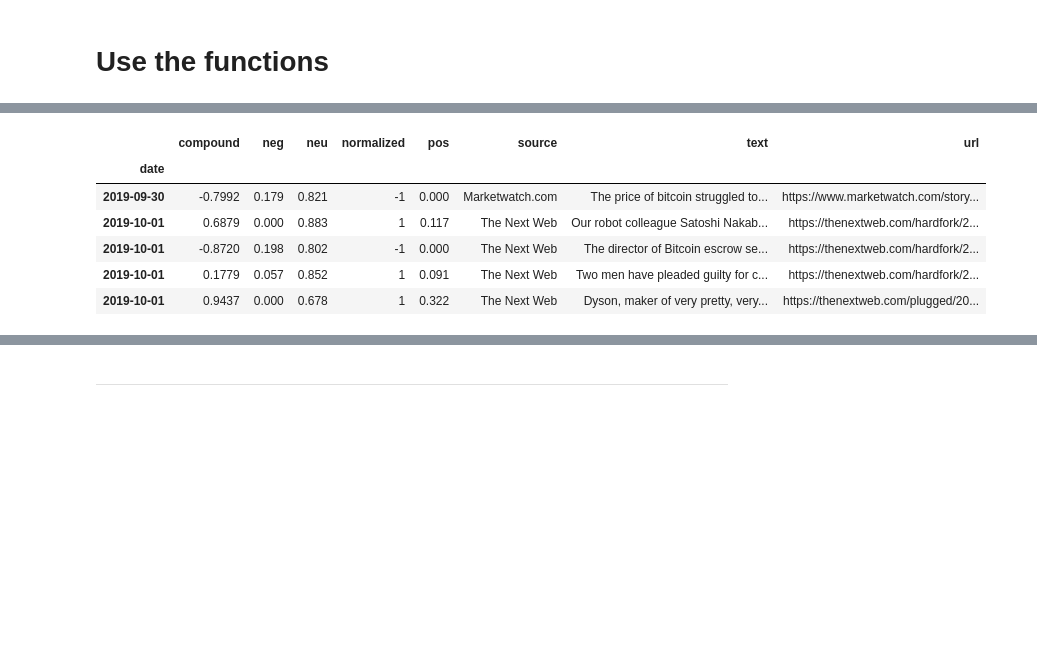
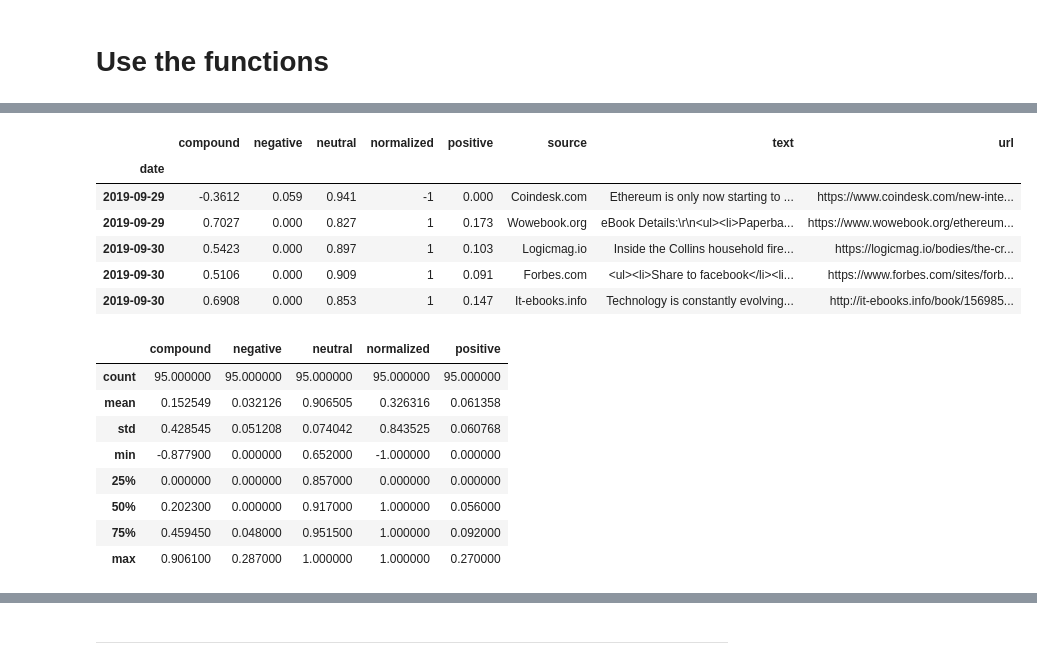
Before and after one commit to willwillis/python-nlp-sentiment, a Jupyter notebook: Starter_Code/crypto_sentiment.ipynb, the cells around one changed output, grey strips where cells are left out. Cells and saved outputs as stored; diff of their text form; code cells hidden in the pictures; blank space fills up the shorter version.

Commit message:
Calculated scores, answered questions

```diff
--- a/Starter_Code/crypto_sentiment.ipynb
+++ b/Starter_Code/crypto_sentiment.ipynb
@@ -40,9 +49,9 @@ def get_sentiment_scores(text, date, source, url):
     sentiment_scores["source"] = source
     sentiment_scores["url"] = url
     sentiment_scores["compound"] = text_sentiment["compound"]
-    sentiment_scores["pos"] = text_sentiment["pos"]
-    sentiment_scores["neu"] = text_sentiment["neu"]
-    sentiment_scores["neg"] = text_sentiment["neg"]
+    sentiment_scores["positive"] = text_sentiment["pos"]
+    sentiment_scores["neutral"] = text_sentiment["neu"]
+    sentiment_scores["negative"] = text_sentiment["neg"]
     if text_sentiment["compound"] >= 0.05:  # Positive
         sentiment_scores["normalized"] = 1
     elif text_sentiment["compound"] <= -0.05:  # Negative
@@ -104,12 +125,22 @@ btc_df.head()
 # %%
 eth_sentiment = get_sentiments_on_topic(topics[1])
-eth_df = sentiment_to_df(bc_sentiment)
-eth_df.head()
+eth_df = sentiment_to_df(eth_sentiment)
+display(eth_df.head())
+display(eth_df.describe())
 # %% [output]
-|  | compound | neg | neu | normalized | pos | source | text | url |
+|  | compound | negative | neutral | normalized | positive | source | text | url |
 | date |  |  |  |  |  |  |  |  |
-| 2019-09-30 | -0.7992 | 0.179 | 0.821 | -1 | 0.000 | Marketwatch.com | The price of bitcoin struggled to... | https://www.marketwatch.com/story... |
-| 2019-10-01 | 0.6879 | 0.000 | 0.883 | 1 | 0.117 | The Next Web | Our robot colleague Satoshi Nakab... | https://thenextweb.com/hardfork/2... |
-| 2019-10-01 | -0.8720 | 0.198 | 0.802 | -1 | 0.000 | The Next Web | The director of Bitcoin escrow se... | https://thenextweb.com/hardfork/2... |
-| 2019-10-01 | 0.1779 | 0.057 | 0.852 | 1 | 0.091 | The Next Web | Two men have pleaded guilty for c... | https://thenextweb.com/hardfork/2... |
-| 2019-10-01 | 0.9437 | 0.000 | 0.678 | 1 | 0.322 | The Next Web | Dyson, maker of very pretty, very... | https://thenextweb.com/plugged/20... |
+| 2019-09-29 | -0.3612 | 0.059 | 0.941 | -1 | 0.000 | Coindesk.com | Ethereum is only now starting to ... | https://www.coindesk.com/new-inte... |
+| 2019-09-29 | 0.7027 | 0.000 | 0.827 | 1 | 0.173 | Wowebook.org | eBook Details:\r\n<ul><li>Paperba... | https://www.wowebook.org/ethereum... |
+| 2019-09-30 | 0.5423 | 0.000 | 0.897 | 1 | 0.103 | Logicmag.io | Inside the Collins household fire... | https://logicmag.io/bodies/the-cr... |
+| 2019-09-30 | 0.5106 | 0.000 | 0.909 | 1 | 0.091 | Forbes.com | <ul><li>Share to facebook</li><li... | https://www.forbes.com/sites/forb... |
+| 2019-09-30 | 0.6908 | 0.000 | 0.853 | 1 | 0.147 | It-ebooks.info | Technology is constantly evolving... | http://it-ebooks.info/book/156985... |
+|  | compound | negative | neutral | normalized | positive |
+| count | 95.000000 | 95.000000 | 95.000000 | 95.000000 | 95.000000 |
+| mean | 0.152549 | 0.032126 | 0.906505 | 0.326316 | 0.061358 |
+| std | 0.428545 | 0.051208 | 0.074042 | 0.843525 | 0.060768 |
+| min | -0.877900 | 0.000000 | 0.652000 | -1.000000 | 0.000000 |
+| 25% | 0.000000 | 0.000000 | 0.857000 | 0.000000 | 0.000000 |
+| 50% | 0.202300 | 0.000000 | 0.917000 | 1.000000 | 0.056000 |
+| 75% | 0.459450 | 0.048000 | 0.951500 | 1.000000 | 0.092000 |
+| max | 0.906100 | 0.287000 | 1.000000 | 1.000000 | 0.270000 |
```
Also changed, not shown: parts of 7 cells of this notebook.
